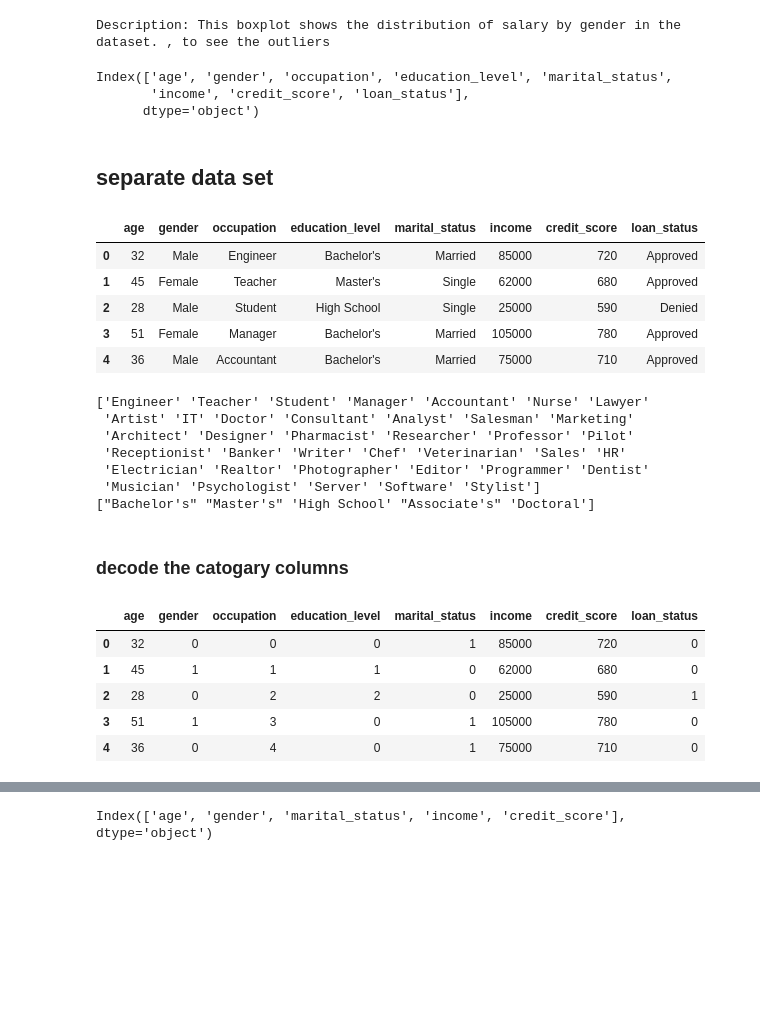
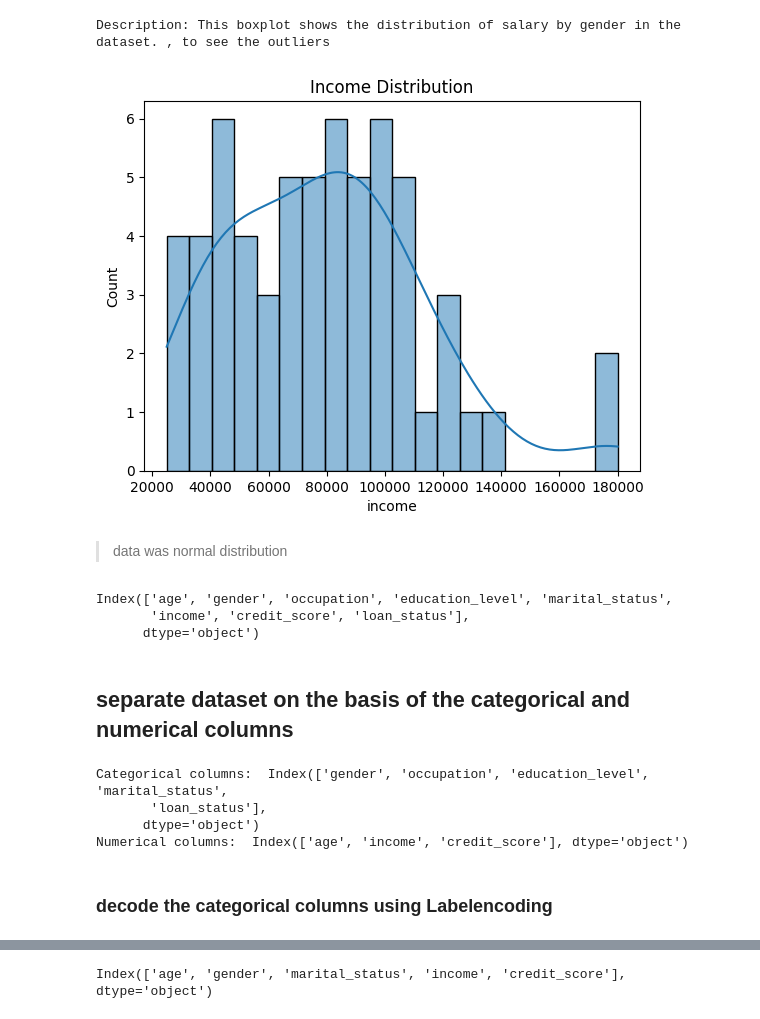
Before and after one commit to RajeevPrajapat/Loan_status, a Jupyter notebook: notbook/loan_status.ipynb, the cells around one changed output, grey strips where cells are left out. Drawn from its saved outputs; the diff is of its cells as text; code cells hidden in the pictures; blank space fills up the shorter version.

```diff
--- a/notbook/loan_status.ipynb
+++ b/notbook/loan_status.ipynb
@@ -148,46 +153,32 @@ print("Description: This boxplot shows the distribution of salary by gender in t
 # %% [output]
 [figure]
 Description: This boxplot shows the distribution of salary by gender in the dataset. , to see the outliers
+# %%
+# Distribution of income
+sns.histplot(data['income'], bins=20, kde=True)
+plt.title("Income Distribution")
+plt.show()
+# %% [output]
+[figure, added]
+# %% [markdown]
+> data was normal distribution
 # %%
 data.columns
 # %% [output]
 Index(['age', 'gender', 'occupation', 'education_level', 'marital_status',
        'income', 'credit_score', 'loan_status'],
       dtype='object')
-# %% [markdown]
-## separate data set
+# %% [markdown]
+## separate dataset on the basis of the categorical and numerical columns
 # %%
 cat = data.select_dtypes(include=['object'])
 num = data.select_dtypes(include=['int64', 'float64'])
-data.head()
+print("Categorical columns: ", cat.columns)
+print("Numerical columns: ", num.columns)
 # %% [output]
-|  | age | gender | occupation | education_level | marital_status | income | credit_score | loan_status |
-| 0 | 32 | Male | Engineer | Bachelor's | Married | 85000 | 720 | Approved |
-| 1 | 45 | Female | Teacher | Master's | Single | 62000 | 680 | Approved |
-| 2 | 28 | Male | Student | High School | Single | 25000 | 590 | Denied |
-| 3 | 51 | Female | Manager | Bachelor's | Married | 105000 | 780 | Approved |
-| 4 | 36 | Male | Accountant | Bachelor's | Married | 75000 | 710 | Approved |
+Categorical columns:  Index(['gender', 'occupation', 'education_level', 'marital_status',
+       'loan_status'],
+      dtype='object')
+Numerical columns:  Index(['age', 'income', 'credit_score'], dtype='object')
-# %%
-a= data['occupation'].unique()
-b = data['education_level'].unique()
-print(a)
-print(b)
-# %% [output]
-['Engineer' 'Teacher' 'Student' 'Manager' 'Accountant' 'Nurse' 'Lawyer'
- 'Artist' 'IT' 'Doctor' 'Consultant' 'Analyst' 'Salesman' 'Marketing'
- 'Architect' 'Designer' 'Pharmacist' 'Researcher' 'Professor' 'Pilot'
- 'Receptionist' 'Banker' 'Writer' 'Chef' 'Veterinarian' 'Sales' 'HR'
- 'Electrician' 'Realtor' 'Photographer' 'Editor' 'Programmer' 'Dentist'
- 'Musician' 'Psychologist' 'Server' 'Software' 'Stylist']
-["Bachelor's" "Master's" 'High School' "Associate's" 'Doctoral']
 # %% [markdown]
-### decode the catogary columns
+### decode the categorical columns using Labelencoding
-# %%
-data.head()
-# %% [output]
-|  | age | gender | occupation | education_level | marital_status | income | credit_score | loan_status |
-| 0 | 32 | 0 | 0 | 0 | 1 | 85000 | 720 | 0 |
-| 1 | 45 | 1 | 1 | 1 | 0 | 62000 | 680 | 0 |
-| 2 | 28 | 0 | 2 | 2 | 0 | 25000 | 590 | 1 |
-| 3 | 51 | 1 | 3 | 0 | 1 | 105000 | 780 | 0 |
-| 4 | 36 | 0 | 4 | 0 | 1 | 75000 | 710 | 0 |
```
Also changed, not shown: parts of 66 cells of this notebook, 3 other files.
